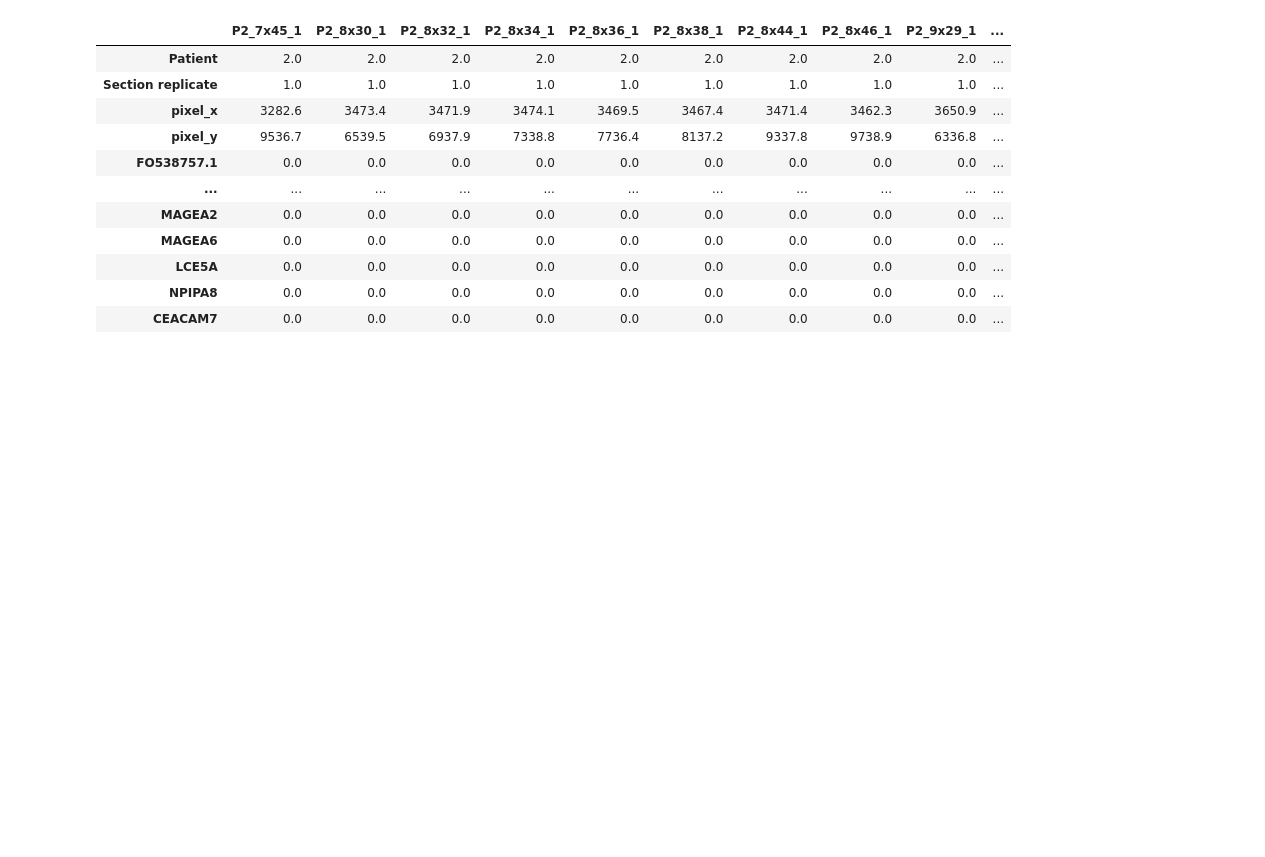
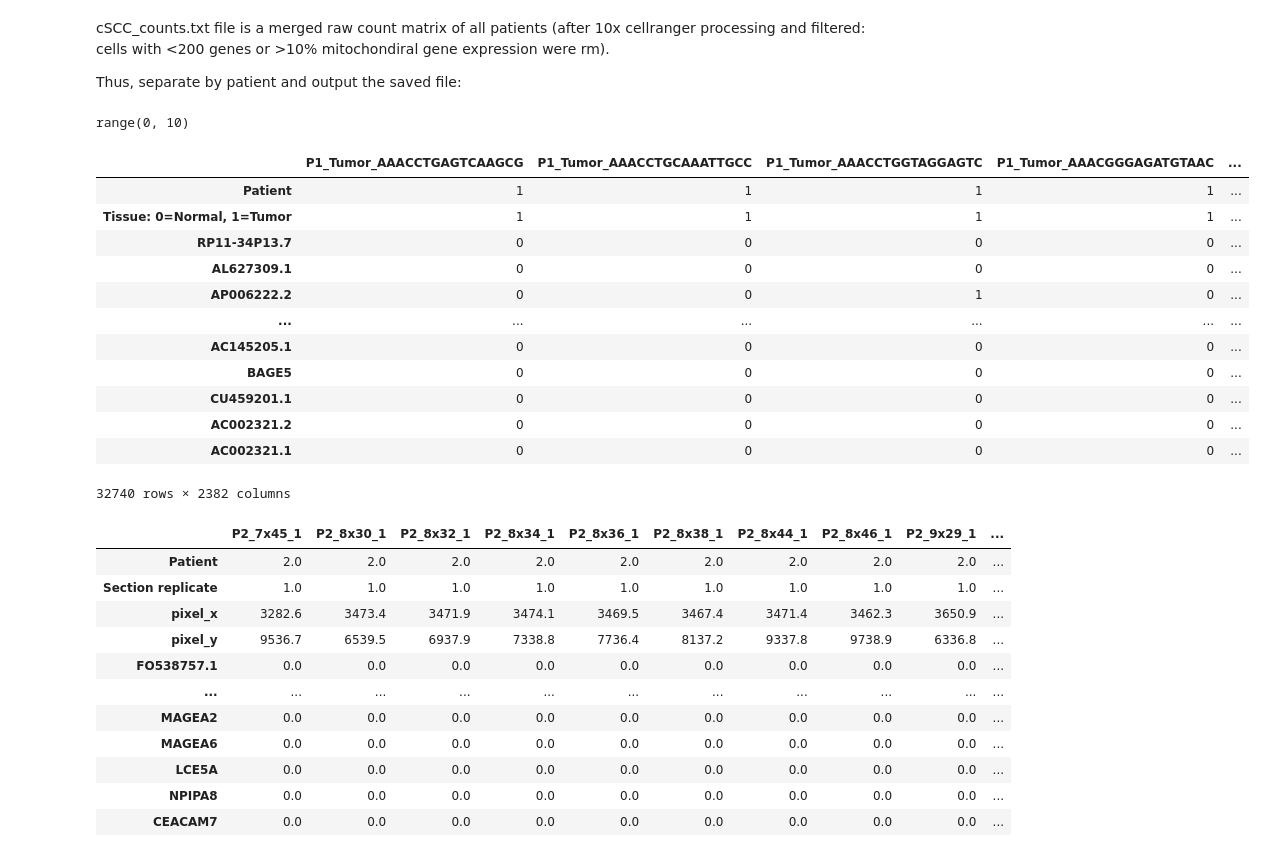
Before and after one commit to kiristern/QLSsummer2022, a Jupyter notebook: explore_data.ipynb, the cells around one changed output. Drawn from its saved outputs; the diff is of its cells as text; code cells hidden in the pictures; blank space fills up the shorter version.

```diff
--- a/explore_data.ipynb
+++ b/explore_data.ipynb
@@ -6,6 +6,10 @@ import glob
 import scipy
 # %%
 path = '/Volumes/LaCie/school/combine_lab/Data/squamous_carcinoma/'
+# %% [markdown]
+cSCC_counts.txt file is a merged raw count matrix of all patients (after 10x cellranger processing and filtered: cells with <200 genes or >10% mitochondiral gene expression were rm).
+
+Thus, separate by patient and output the saved file:
 # %%
 # cSCC_counts = pd.read_csv(path+'scRNAseq/'+'GSE144236_cSCC_counts.txt', sep = '\t', chunksize=1000)
 
@@ -32,6 +36,26 @@ metadata = pd.read_csv(path+'scRNAseq/'+'GSE144236_patient_metadata_new.txt', se
 # %%
 # read in all patient scRNAseq files
 scRNA = [pd.read_csv(j, index_col=0) for j in glob.glob(os.path.join(path, '*.csv'))]
+# %%
+range(len(scRNA)) # scRNA for 10 patients
+# %% [output]
+range(0, 10)
+# %%
+scRNA[0]
+# %% [output]
+|  | P1_Tumor_AAACCTGAGTCAAGCG | P1_Tumor_AAACCTGCAAATTGCC | P1_Tumor_AAACCTGGTAGGAGTC | P1_Tumor_AAACGGGAGATGTAAC | ... |
+| Patient | 1 | 1 | 1 | 1 | ... |
+| Tissue: 0=Normal, 1=Tumor | 1 | 1 | 1 | 1 | ... |
+| RP11-34P13.7 | 0 | 0 | 0 | 0 | ... |
+| AL627309.1 | 0 | 0 | 0 | 0 | ... |
+| AP006222.2 | 0 | 0 | 1 | 0 | ... |
+| ... | ... | ... | ... | ... | ... |
+| AC145205.1 | 0 | 0 | 0 | 0 | ... |
+| BAGE5 | 0 | 0 | 0 | 0 | ... |
+| CU459201.1 | 0 | 0 | 0 | 0 | ... |
+| AC002321.2 | 0 | 0 | 0 | 0 | ... |
+| AC002321.1 | 0 | 0 | 0 | 0 | ... |
+32740 rows × 2382 columns
 # %%
 all_counts
 # %% [output]
```
Also changed, not shown: parts of 13 cells of this notebook, 1 other file.
